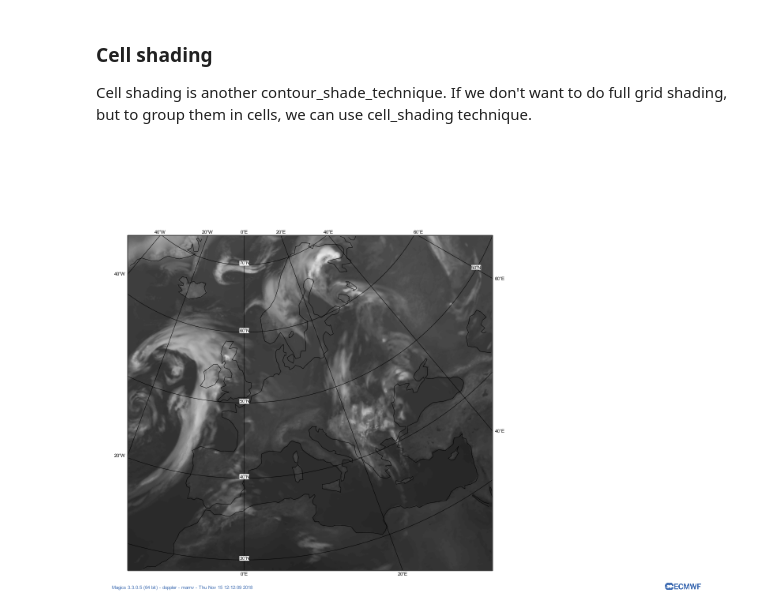
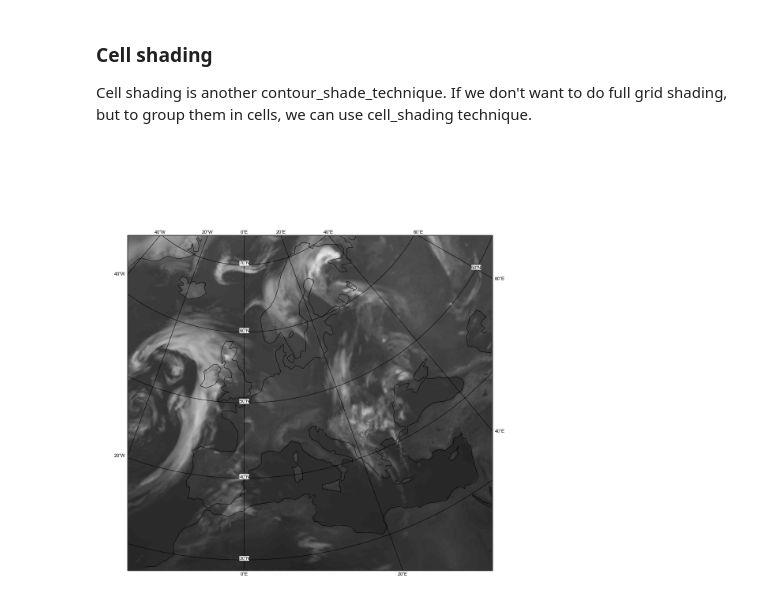
Before and after one commit to ecmwf/notebook-examples, a Jupyter notebook: visualisation/tutorials/Contours_shading.ipynb, the cells around one changed output. Drawn from its saved outputs; the diff is of its cells as text; code cells hidden in the pictures.

```diff
--- a/visualisation/tutorials/Contours_shading.ipynb
+++ b/visualisation/tutorials/Contours_shading.ipynb
@@ -23,7 +23,8 @@ import Magics.macro as magics
 
 projection = magics.mmap(
     subpage_map_library_area = "on",
-    subpage_map_area_name = "europe"
+    subpage_map_area_name    = "europe",
+    page_id_line             = "off"
 )
 
 coast = magics.mcoast()
@@ -44,12 +45,12 @@ black_coast = magics.mcoast(
 legend = magics.mlegend(legend_display_type   = 'continuous')
 
 # Different meteorological parameter we will plot in this notebook
-temperature   = magics.mgrib(grib_input_file_name = "t850.grib")
-geopotential  = magics.mgrib(grib_input_file_name = "z500.grib")
-precipitation = magics.mgrib(grib_input_file_name = "total_precipitation.grib")
-sat_ir        = magics.mgrib(grib_input_file_name = "ssd.grib",
+temperature   = magics.mgrib(grib_input_file_name   = "t850.grib")
+geopotential  = magics.mgrib(grib_input_file_name   = "z500.grib")
+precipitation = magics.mgrib(grib_input_file_name   = "total_precipitation.grib")
+sat_ir        = magics.mgrib(grib_input_file_name   = "ssd.grib",
                              grib_automatic_scaling = "off")
-ptype         = magics.mgrib(grib_input_file_name = "ptype.grib")
+ptype         = magics.mgrib(grib_input_file_name   = "ptype.grib")
 # %% [markdown]
 As with everything in Magics, default is something you can start with. Let's turn contours off, and turn shading on.
 # %%
@@ -250,25 +251,25 @@ Cell shading is another contour_shade_technique. If we don't want to do full gri
 # %%
 ir_clouds = magics.mcont(
     contour_shade_colour_direction   = "anti_clockwise",
     contour_shade_min_level_colour   = "white",
     contour_shade_max_level_colour   = "black",
     contour_shade_colour_method      = "calculate",
     legend                           = "off",
     contour                          = "off",
     contour_level_selection_type     = "level_list",
     contour_level_list               = [170.,199.,201.,203.,205.,207,208,209,210,
                                         211,212,213,214,215,216,217,218,219,220,
                                         221,222,223,224,225,226,227,228,229,230,
                                         231,232,233,234,235,236,237,238,239,240,
                                         241,242,243,244,245,246,247,249,251,253,
                                         255,257,259,261,263,265,267,269,271,273,
                                         275,277,279,281,283,285,287,289,291,293,
                                         295,297,299,301,303,305,307,310,315,320,350],
     contour_shade                    = "on",
     contour_shade_technique          = "cell_shading",
     contour_shade_cell_resolution    = 80
     )
 
-magics.plot(projection, sat_ir, ir_clouds, legend, coast)
+magics.plot(projection, sat_ir, ir_clouds, coast)
 # %% [output]
-[figure, old version]
+[figure, new version]
```
Also changed, not shown: parts of 8 cells of this notebook, 44 other files.
